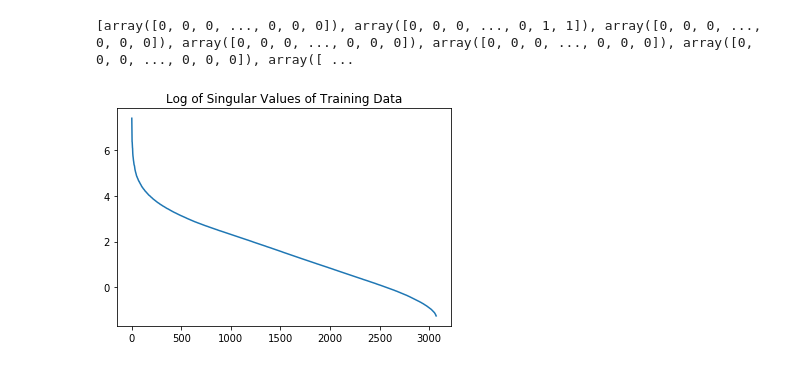
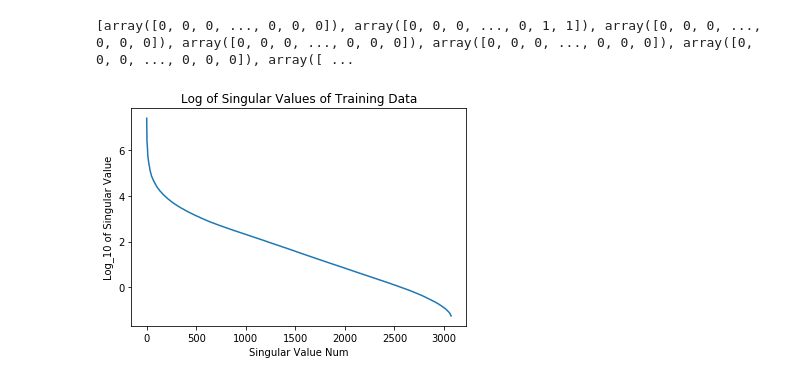
Before and after one commit to tossowski/CS532Final, a Jupyter notebook: SVM.ipynb, the cells around one changed output. Drawn from its saved outputs; the diff is of its cells as text; code cells hidden in the pictures.

```diff
--- a/SVM.ipynb
+++ b/SVM.ipynb
@@ -86,9 +115,12 @@ print(bucketized_data)
 # %%
 plt.plot(np.arange(len(s)), np.log(s))
 plt.title("Log of Singular Values of Training Data")
+plt.xlabel("Singular Value Num")
+plt.ylabel("Log_10 of Singular Value")
+plt.savefig("SingularValues.png")
 plt.show()
 # %% [output]
-[figure, old version]
+[figure, new version]
 # %%
 from sklearn.svm import SVC
 import pickle
```
Also changed, not shown: parts of 10 cells of this notebook, 1 other file.
